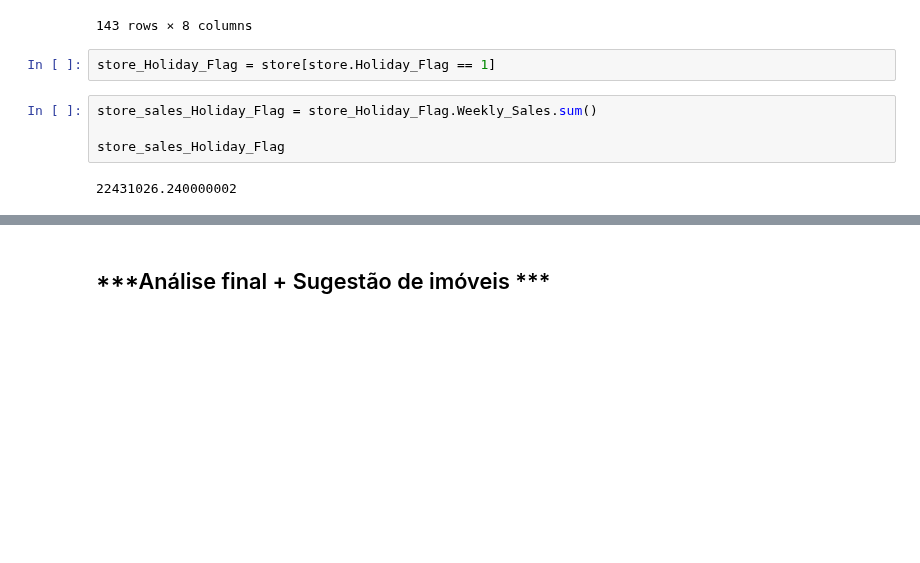
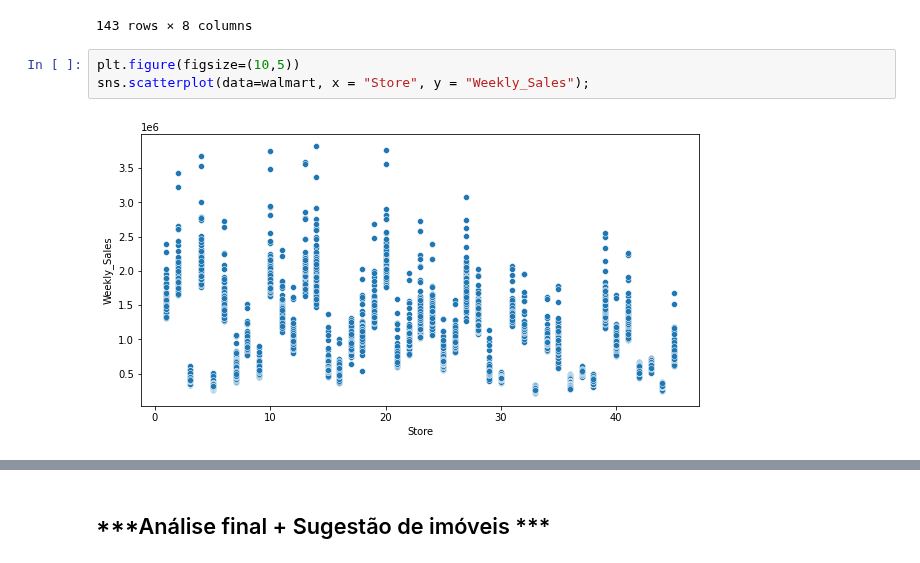
Before and after one commit to Adjalma/Mini-Projeto-DNC, a Jupyter notebook: Mini_Projeto_Walmart_DNC.ipynb, the cells around one changed output, grey strips where cells are left out. Saved outputs shown, nothing was run; the diff lists cells and outputs as text; blank space fills up the shorter version.

```diff
--- a/Mini_Projeto_Walmart_DNC.ipynb
+++ b/Mini_Projeto_Walmart_DNC.ipynb
@@ -92,11 +82,8 @@ store
 | 570 | 4 | 19-10-2012 | 2097266.85 | 0 | 64.46 | 3.610 | 131.149968 | 3.879 |
 | 571 | 4 | 26-10-2012 | 2149594.46 | 0 | 63.64 | 3.514 | 131.193097 | 3.879 |
 143 rows × 8 columns
-# %%
-store_Holiday_Flag = store[store.Holiday_Flag == 1]
-# %%
-store_sales_Holiday_Flag = store_Holiday_Flag.Weekly_Sales.sum()
-
-store_sales_Holiday_Flag
-# %% [output]
-22431026.240000002
+# %%
+plt.figure(figsize=(10,5))
+sns.scatterplot(data=walmart, x = "Store", y = "Weekly_Sales");
+# %% [output]
+[figure, added]
```
Also changed, not shown: parts of 9 cells of this notebook.
